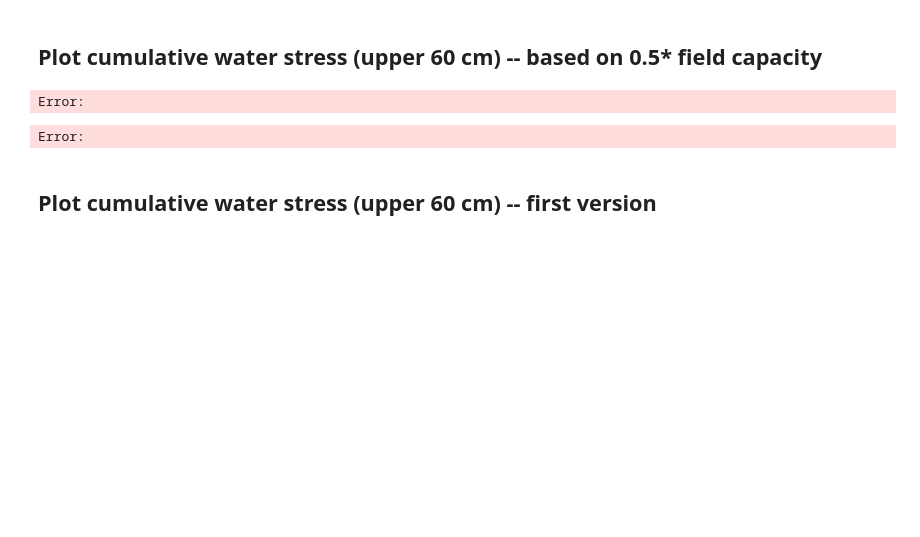
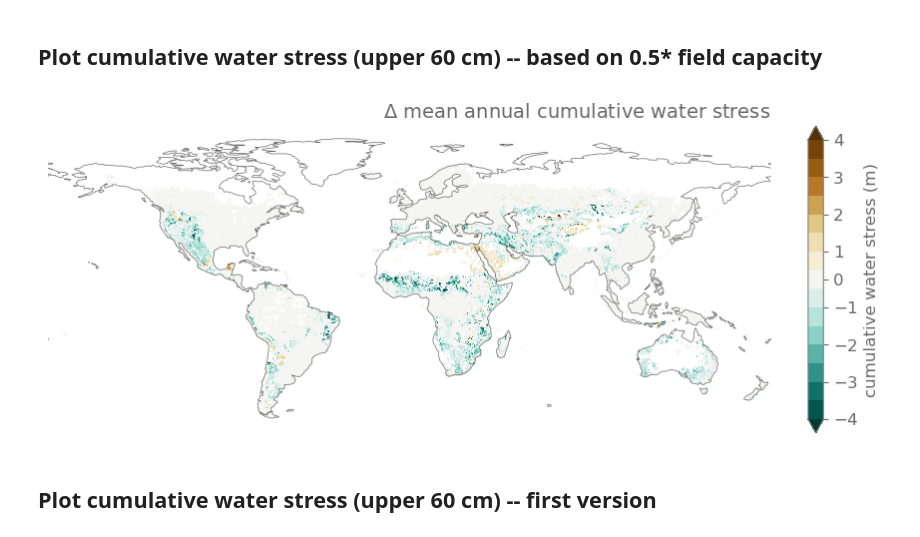
Before and after one commit to Ivanderkelen/Vanderkelen_etal_2025_BG, a Jupyter notebook: notebooks/plot_waterstress.ipynb, the cells around one changed output. Drawn from its saved outputs; the diff is of its cells as text; code cells hidden in the pictures; blank space fills up the shorter version.

Commit message:
update water stress

```diff
--- a/notebooks/plot_waterstress.ipynb
+++ b/notebooks/plot_waterstress.ipynb
@@ -109,15 +109,15 @@ da_cropland_mask = ds_input['PCT_CROP']>0
 # %% [markdown]
 ## Plot cumulative water stress (upper 60 cm) -- based on 0.5* field capacity
 # %%
-d_vlims = {'high' : [-8,8],
+d_vlims = {'high' : [-4,4],
            'medium' : [-8,8],
            '4p1000':  [-2,2]}
 
-d_nsteps = {'high' : 2,
+d_nsteps = {'high' : 0.5,
             'medium' : 0.05,
             '4p1000':  0.1}
 
-d_ticks = {'high' : np.arange(-8,9,1),
+d_ticks = {'high' : np.arange(-6,7,1),
          'medium' : np.arange(-1,1.25,0.25),
          '4p1000':  np.arange(-0.5,0.5,0.1)}
 
@@ -126,7 +126,7 @@ d_ticks = {'high' : np.arange(-8,9,1),
 def calc_annual_cumulative_stress(da,  da_fc):
 
 
-    da_stress = da.squeeze().where(da.squeeze()>0.5*da_fc)
+    da_stress = da.squeeze().where(da.squeeze()<0.5*da_fc)
     da_stress_cumulative = da_stress.groupby('time.year').sum()
 
 
@@ -164,37 +164,36 @@ fig, axes = plt.subplots(1,1,figsize=(12,4),subplot_kw={'projection': proj, 'fra
 ax = axes
 label = labels[0]
 
 vlims = d_vlims[scenario]
 nstep= d_nsteps[scenario]
 levels = np.arange(vlims[0],vlims[1]+nstep, nstep)
 levels = np.concatenate((levels[:int((len(levels)-1)/2)], levels[int((len(levels)-1)/2)+1:]))
 ticks = d_ticks[scenario]
 
-(da_delta_stress_mm_upper60cm*10e-3).where(da_cropland_mask).plot(ax=ax, cmap='BrBG_r', cbar_kwargs={'label': 'cumulative water stress', 'fraction': 0.02, 'pad': 0.04, 'ticks':ticks}, levels=levels)
+(da_delta_stress_mm_upper60cm*10e-3).where(da_cropland_mask).plot(ax=ax, cmap='BrBG_r', cbar_kwargs={'label': 'cumulative water stress (m)', 'fraction': 0.02, 'pad': 0.04, 'ticks':ticks}, levels=levels)
 # Overlay the gray mask
 gray_mask = (da_cropland_mask.where(da_cropland_mask)==0).astype(int)
 
 # Plot the gray mask
 # Create a custom colormap for the gray mask
 gray_cmap = mcolors.ListedColormap(['none', 'lightgray'])
 gray_norm = mcolors.BoundaryNorm([-0.5, 0.5, 1.5], gray_cmap.N)
 gray_mask.plot( ax=ax, cmap=gray_cmap, norm=gray_norm, add_colorbar=False )
 
 
 ax.set_title(' ', loc='center')
-ax.set_title('Mean annual $\Delta$ cumulative water stress (m) in the soil column', loc='right')
+ax.set_title('$\Delta$ mean annual cumulative water stress', loc='right')
 #ax.set_title(label, loc='left')
 
 ax.coastlines(color='dimgray', linewidth=0.5)
 ax.set_extent((-180,180,-63,90), crs=proj);
 ax.axis('off');
 
 #fig.tight_layout()
 
 fig.savefig(figdir+'water_stress_'+scenario+'_new.png', bbox_inches='tight')
 # %% [output]
-Error:
-Error:
+[figure, added]
 # %% [markdown]
 ## Plot cumulative water stress (upper 60 cm) -- first version
 # %%
```
Also changed, not shown: 1 other file.
